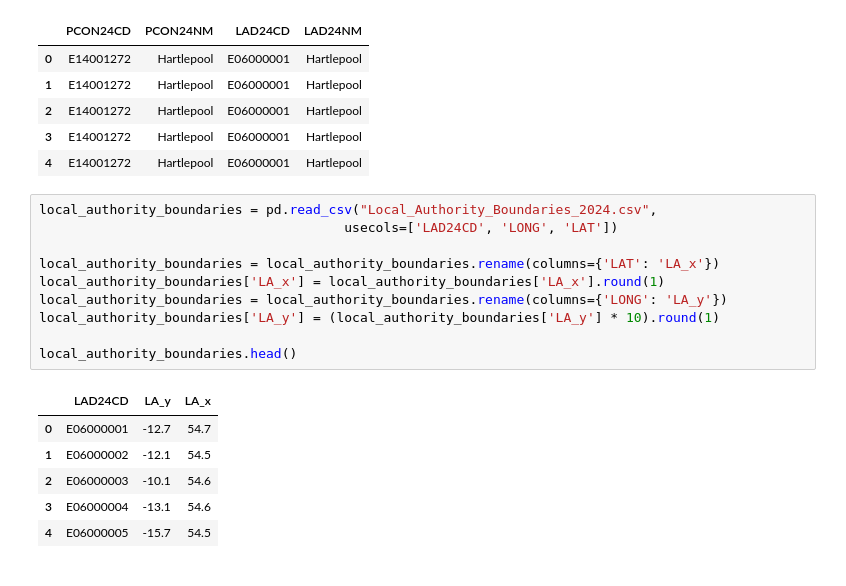
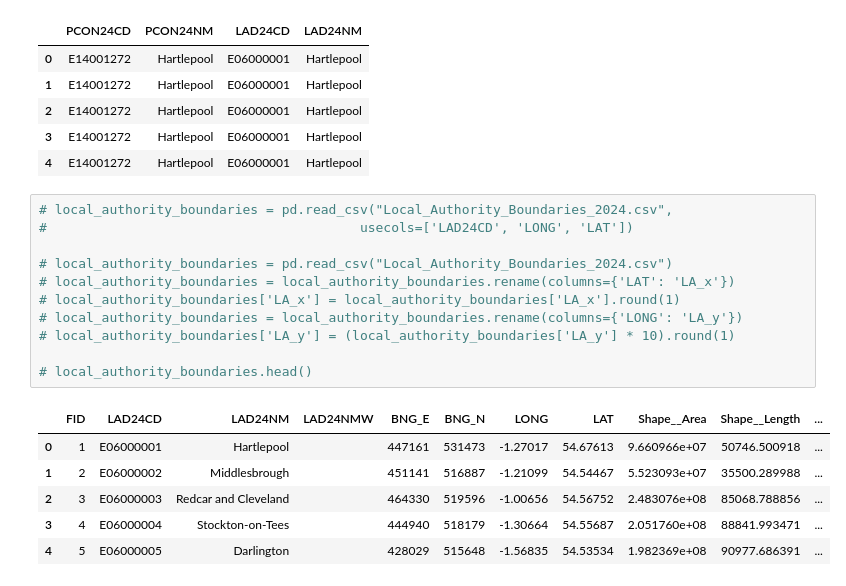
Before and after one commit to PolicyEngine/uk-local-area-calibration, a Jupyter notebook: local_ authority/constituencies_to_LA_mapping.ipynb, the cells around one changed output. Drawn from its saved outputs; the diff is of its cells as text.

```diff
--- a/local_ authority/constituencies_to_LA_mapping.ipynb
+++ b/local_ authority/constituencies_to_LA_mapping.ipynb
@@ -140,19 +140,20 @@ constituency_lad.head()
 | 3 | E14001272 | Hartlepool | E06000001 | Hartlepool |
 | 4 | E14001272 | Hartlepool | E06000001 | Hartlepool |
 # %%
-local_authority_boundaries = pd.read_csv("Local_Authority_Boundaries_2024.csv",
-                                       usecols=['LAD24CD', 'LONG', 'LAT'])
+# local_authority_boundaries = pd.read_csv("Local_Authority_Boundaries_2024.csv",
+#                                        usecols=['LAD24CD', 'LONG', 'LAT'])
 
-local_authority_boundaries = local_authority_boundaries.rename(columns={'LAT': 'LA_x'})
-local_authority_boundaries['LA_x'] = local_authority_boundaries['LA_x'].round(1)
-local_authority_boundaries = local_authority_boundaries.rename(columns={'LONG': 'LA_y'})
-local_authority_boundaries['LA_y'] = (local_authority_boundaries['LA_y'] * 10).round(1)
+# local_authority_boundaries = pd.read_csv("Local_Authority_Boundaries_2024.csv")
+# local_authority_boundaries = local_authority_boundaries.rename(columns={'LAT': 'LA_x'})
+# local_authority_boundaries['LA_x'] = local_authority_boundaries['LA_x'].round(1)
+# local_authority_boundaries = local_authority_boundaries.rename(columns={'LONG': 'LA_y'})
+# local_authority_boundaries['LA_y'] = (local_authority_boundaries['LA_y'] * 10).round(1)
 
-local_authority_boundaries.head()
+# local_authority_boundaries.head()
 # %% [output]
-|  | LAD24CD | LA_y | LA_x |
-| 0 | E06000001 | -12.7 | 54.7 |
-| 1 | E06000002 | -12.1 | 54.5 |
-| 2 | E06000003 | -10.1 | 54.6 |
-| 3 | E06000004 | -13.1 | 54.6 |
-| 4 | E06000005 | -15.7 | 54.5 |
+|  | FID | LAD24CD | LAD24NM | LAD24NMW | BNG_E | BNG_N | LONG | LAT | Shape__Area | Shape__Length | ... |
+| 0 | 1 | E06000001 | Hartlepool |  | 447161 | 531473 | -1.27017 | 54.67613 | 9.660966e+07 | 50746.500918 | ... |
+| 1 | 2 | E06000002 | Middlesbrough |  | 451141 | 516887 | -1.21099 | 54.54467 | 5.523093e+07 | 35500.289988 | ... |
+| 2 | 3 | E06000003 | Redcar and Cleveland |  | 464330 | 519596 | -1.00656 | 54.56752 | 2.483076e+08 | 85068.788856 | ... |
+| 3 | 4 | E06000004 | Stockton-on-Tees |  | 444940 | 518179 | -1.30664 | 54.55687 | 2.051760e+08 | 88841.993471 | ... |
+| 4 | 5 | E06000005 | Darlington |  | 428029 | 515648 | -1.56835 | 54.53534 | 1.982369e+08 | 90977.686391 | ... |
```
Also changed, not shown: parts of 4 cells of this notebook, 1 other file.
